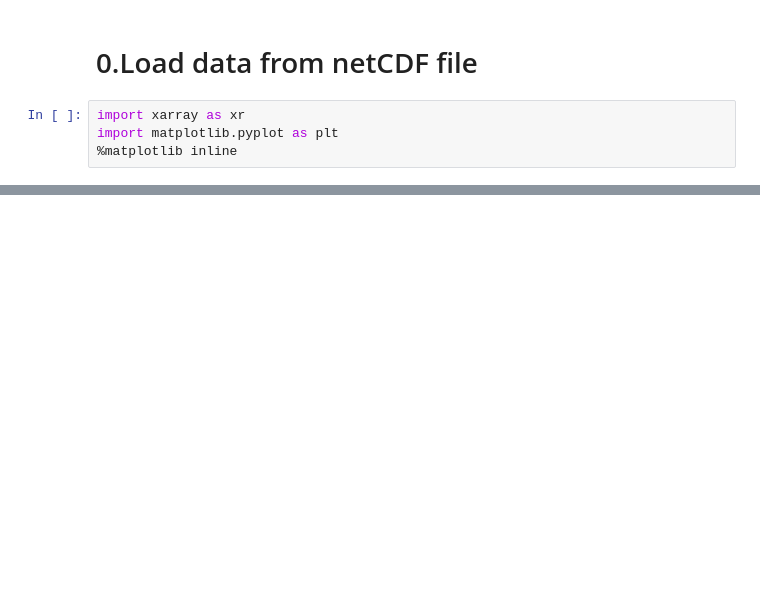
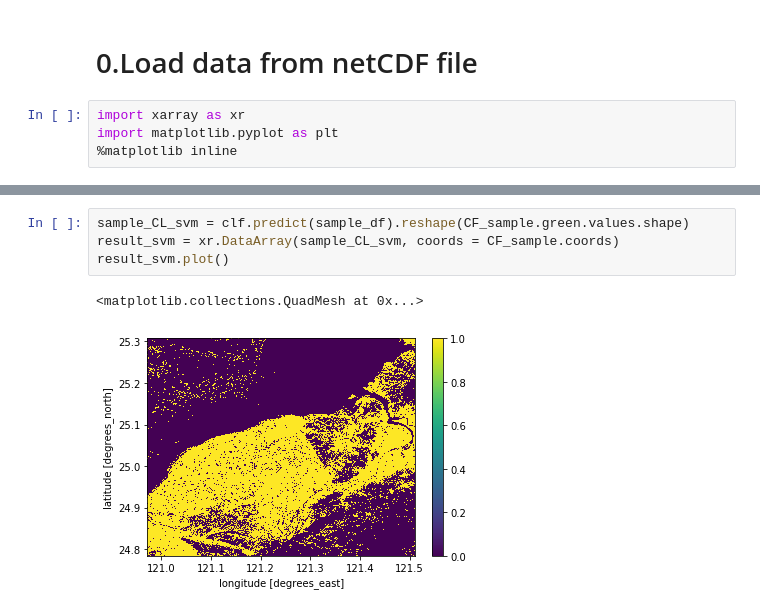
Before and after one commit to h920032/TWDC_workshop, a Jupyter notebook: 04Sklearn_example.ipynb, the cells around one changed output, grey strips where cells are left out. Saved outputs shown, nothing was run; the diff lists cells and outputs as text; blank space fills up the shorter version.

```diff
--- a/04Sklearn_example.ipynb
+++ b/04Sklearn_example.ipynb
@@ -79,0 +178,7 @@ def write_geotiff(fname, data, geo_transform, projection):
+# %%
+sample_CL_svm = clf.predict(sample_df).reshape(CF_sample.green.values.shape)
+result_svm = xr.DataArray(sample_CL_svm, coords = CF_sample.coords)
+result_svm.plot()
+# %% [output]
+<matplotlib.collections.QuadMesh at 0x...>
+[figure, added]
```
Also changed, not shown: parts of 36 cells of this notebook, 2 other files.
